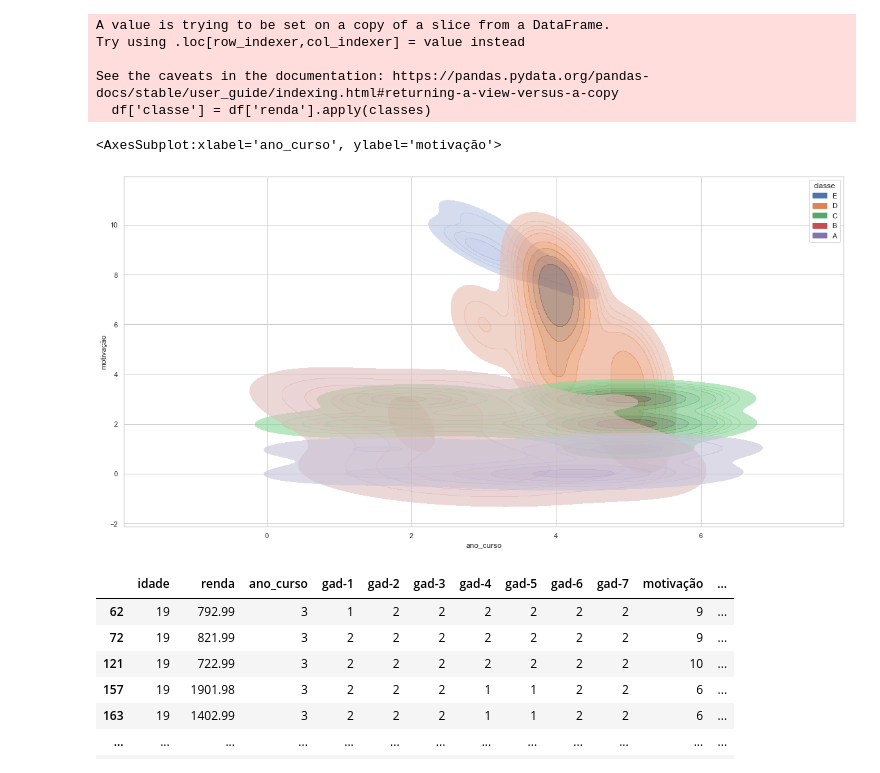
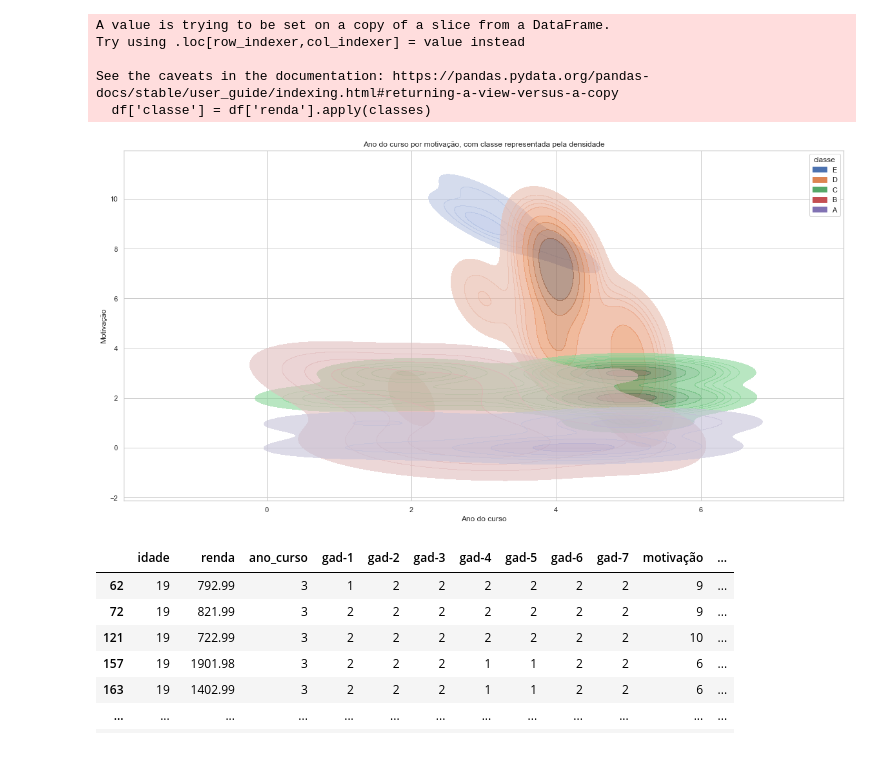
Before and after one commit to andretakeo/Projeto2_03-2023, a Jupyter notebook: Projeto #02.ipynb, the cells around one changed output. Cells and saved outputs as stored; diff of their text form; code cells hidden in the pictures.

```diff
--- a/Projeto #02.ipynb
+++ b/Projeto #02.ipynb
@@ -353,10 +346,14 @@ See the caveats in the documentation: https://pandas.pydata.org/pandas-docs/stab
 # %%
 sns.set_style("whitegrid")
 
 sns.kdeplot(data=df, x="ano_curso", y="motivação", hue="classe", fill=True, common_norm=True, alpha=.6, linewidth=0)
+
+plt.title("Ano do curso por motivação, com classe representada pela densidade")
+plt.xlabel("Ano do curso")
+plt.ylabel("Motivação")
+plt.show()
 # %% [output]
-<AxesSubplot:xlabel='ano_curso', ylabel='motivação'>
-[figure, old version]
+[figure, new version]
 # %%
 df
 # %% [output]
```
Also changed, not shown: parts of 4 cells of this notebook.
